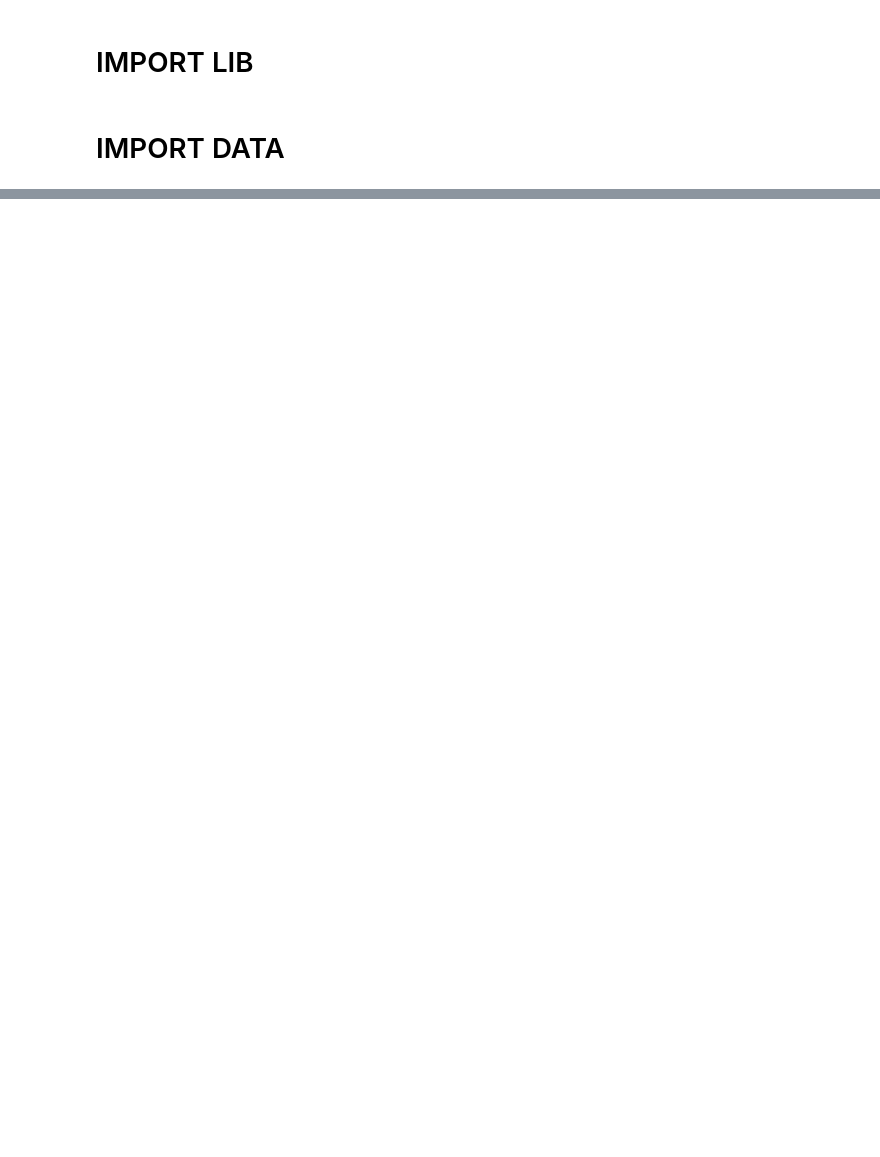
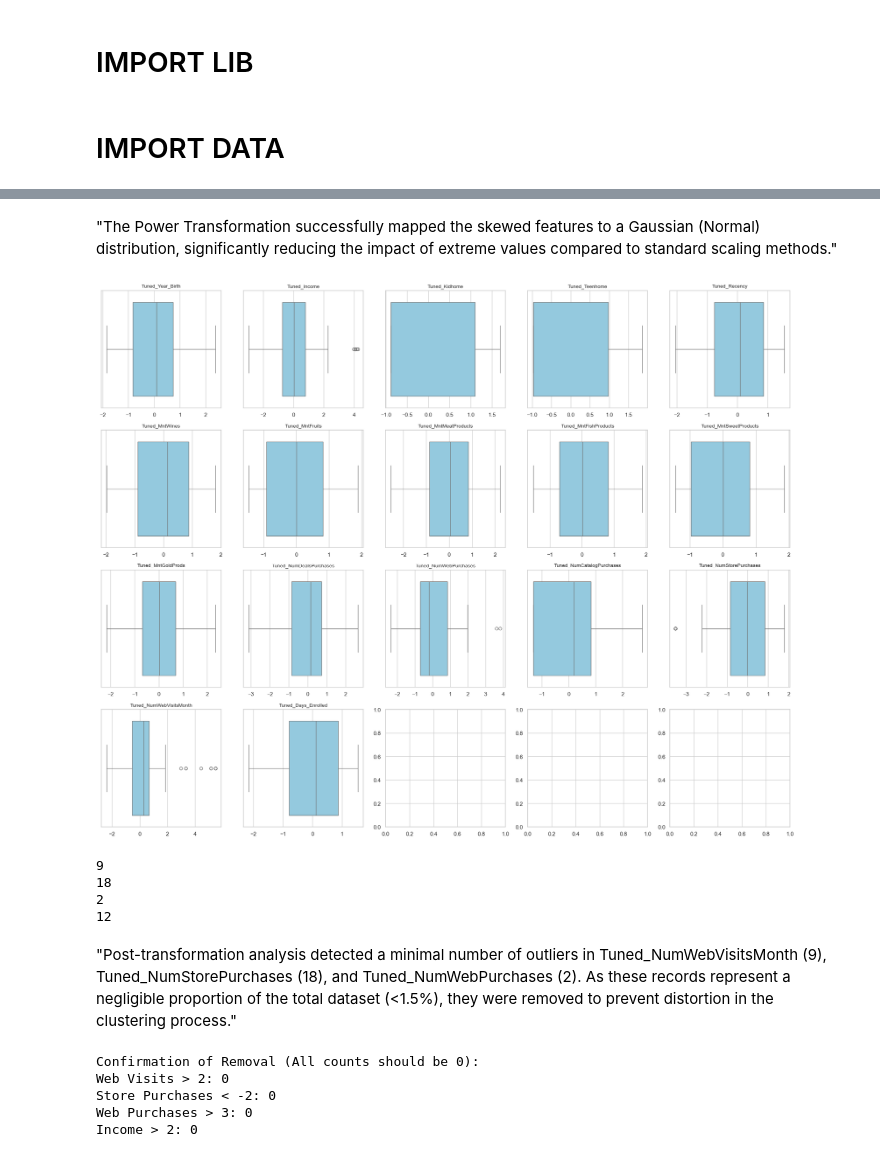
Before and after one commit to Eddythemachine/coursera_unsupervised_learning, a Jupyter notebook: notebook/kmeans_practice.ipynb, the cells around one changed output, grey strips where cells are left out. Cells and saved outputs as stored; diff of their text form; code cells hidden in the pictures; blank space fills up the shorter version.

```diff
--- a/notebook/kmeans_practice.ipynb
+++ b/notebook/kmeans_practice.ipynb
@@ -16,0 +698,53 @@ FileNotFoundError: [Errno 2] No such file or directory: '../input/customer-perso
+# %% [markdown]
+"The Power Transformation successfully mapped the skewed features to a Gaussian (Normal) distribution, significantly reducing the impact of extreme values compared to standard scaling methods."
+# %%
+fig, axes = plt.subplots(4, 5, figsize=(20, 16))
+axes = axes.flatten()
+
+
+for i, col in enumerate(tuned_columns):
+    sns.boxplot(x=tuned_df[col], ax=axes[i], color='#87CEEB') # Skyblue for visibility
+    axes[i].set_title(col, fontsize=10)
+    axes[i].set_xlabel('') # Hide x-label to keep it clean
+
+plt.tight_layout()
+plt.show()
+# %% [output]
+[figure, added]
+# %%
+print(tuned_df.loc[tuned_df["Tuned_NumWebVisitsMonth"] > 2, "Tuned_NumWebVisitsMonth"].value_counts().sum())
+print(tuned_df.loc[tuned_df["Tuned_NumStorePurchases"] < -2, "Tuned_NumStorePurchases"].value_counts().sum())
+print(tuned_df.loc[tuned_df["Tuned_NumWebPurchases"] > 3, "Tuned_NumWebPurchases"].value_counts().sum())
+print(tuned_df.loc[tuned_df["Tuned_Income"] > 2, "Tuned_Income"].value_counts().sum())
+# %% [output]
+9
+18
+2
+12
+# %% [markdown]
+"Post-transformation analysis detected a minimal number of outliers in Tuned_NumWebVisitsMonth (9), Tuned_NumStorePurchases (18), and Tuned_NumWebPurchases (2). As these records represent a negligible proportion of the total dataset (<1.5%), they were removed to prevent distortion in the clustering process."
+# %%
+# 1. Remove outliers from Tuned_NumWebVisitsMonth
+tuned_df.drop(tuned_df[tuned_df["Tuned_NumWebVisitsMonth"] > 2].index, inplace=True)
+
+# 2. Remove outliers from Tuned_NumStorePurchases
+tuned_df.drop(tuned_df[tuned_df["Tuned_NumStorePurchases"] < -2].index, inplace=True)
+
+# 3. Remove outliers from Tuned_NumWebPurchases (syntax fixed here)
+tuned_df.drop(tuned_df[tuned_df["Tuned_NumWebPurchases"] > 3].index, inplace=True)
+
+# 4. Remove outliers from Tuned_Income
+tuned_df.drop(tuned_df[tuned_df["Tuned_Income"] > 2].index, inplace=True)
+
+# --- Confirmation Prints ---
+print("Confirmation of Removal (All counts should be 0):")
+print("Web Visits > 2:", tuned_df[tuned_df["Tuned_NumWebVisitsMonth"] > 2].shape[0])
+print("Store Purchases < -2:", tuned_df[tuned_df["Tuned_NumStorePurchases"] < -2].shape[0])
+print("Web Purchases > 3:", tuned_df[tuned_df["Tuned_NumWebPurchases"] > 3].shape[0])
+print("Income > 2:", tuned_df[tuned_df["Tuned_Income"] > 2].shape[0])
+# %% [output]
+Confirmation of Removal (All counts should be 0):
+Web Visits > 2: 0
+Store Purchases < -2: 0
+Web Purchases > 3: 0
+Income > 2: 0
```
Also changed, not shown: parts of 57 cells of this notebook, 4 other files.
